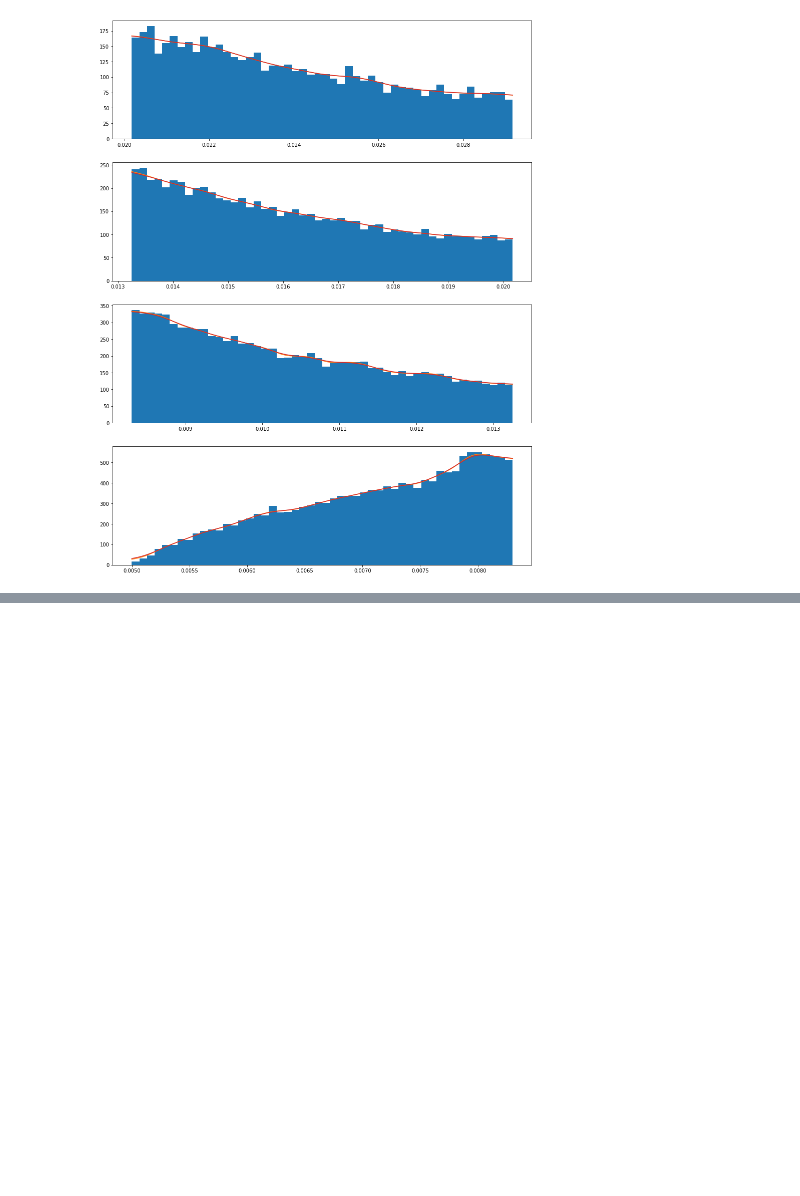
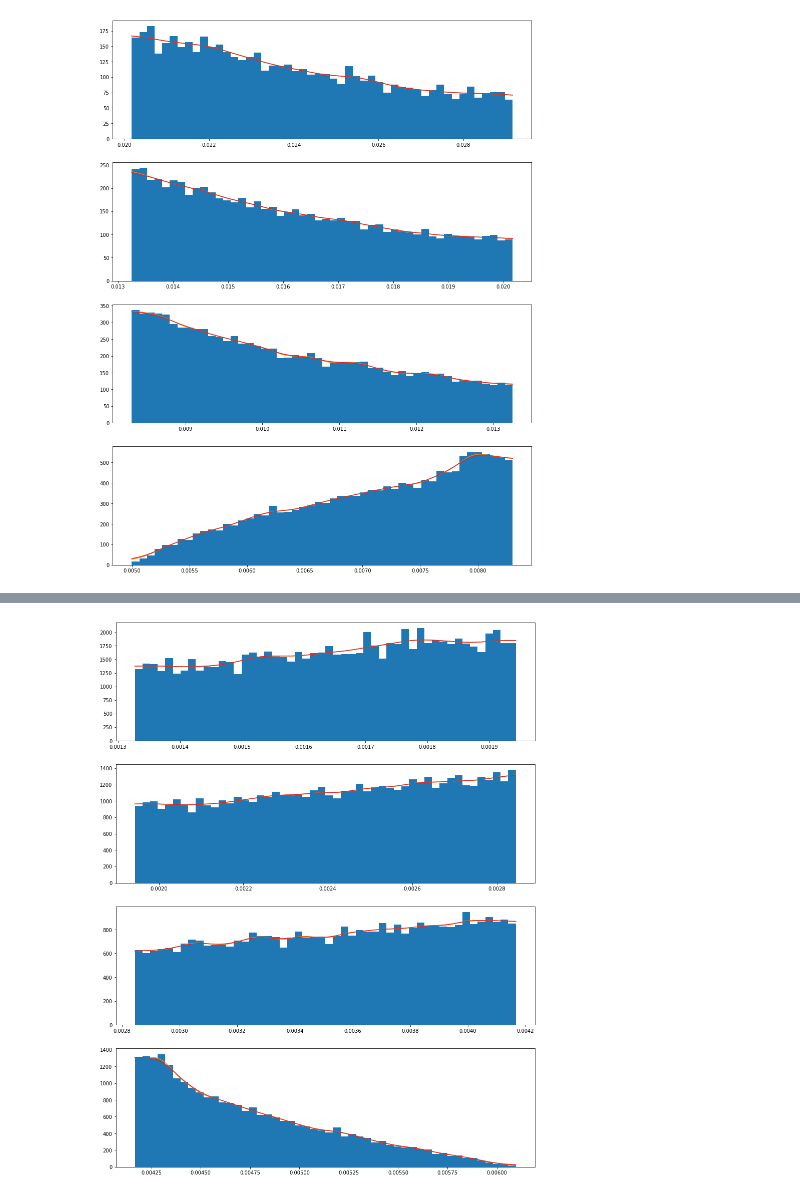
Before and after one commit to caioolivv/masters, a Jupyter notebook: CLMM Regressogram/CLMM_test.ipynb, the cells around one changed output, grey strips where cells are left out. Saved outputs shown, nothing was run; the diff lists cells and outputs as text; code cells hidden in the pictures; blank space fills up the shorter version.

```diff
--- a/CLMM Regressogram/CLMM_test.ipynb
+++ b/CLMM Regressogram/CLMM_test.ipynb
@@ -245,29 +244,31 @@ Error:
 # %%
 fig, ax = plt.subplots(4, 1, figsize=(15,20), facecolor="white")
 
-scale = 0.78e5
+scale = 1
 # DIFFERENT SCALES LEAD TO REALLY DIFFERENT RESULTS
 
 for i in range(11,15):
     epdf_theta = Ncm.StatsDist1dEPDF.new_full (2000, Ncm.StatsDist1dEPDFBw.AUTO, 1, 0.001)
     epdf_rot_theta = Ncm.StatsDist1dEPDF.new_full (2000, Ncm.StatsDist1dEPDFBw.ROT, 1,  0.001)
 
     for th in bins_gal_theta[i]:
         epdf_theta.add_obs(th*scale)
         epdf_rot_theta.add_obs(th*scale)
 
     epdf_theta.prepare()
     epdf_rot_theta.prepare()
 
     theta_min = min(bins_gal_theta[i])
     theta_max = max(bins_gal_theta[i])
 
     x = np.linspace(theta_min, theta_max, num=1000)
-    y = [epdf_gx.eval_p(x_i*scale)*scale for x_i in x]
-    z = [epdf_rot_gx.eval_p(x_i*scale)*scale for x_i in x]
+    y = [epdf_theta.eval_p(x_i*scale)*scale for x_i in x]
+    z = [epdf_rot_theta.eval_p(x_i*scale)*scale for x_i in x]
 
-    # ax[i-11].hist(bins_gal_theta[i], bins=50, density=True)
+    ax[i-11].hist(bins_gal_theta[i], bins=50, density=True)
     # ax2 = ax[i-11].twiny()
     # ax2.set_ylim(0, max(max(y), max(z))+scale*1e-9)
     ax[i-11].plot(x, y, color='tab:orange')
-    # ax[i-11].plot(x, z, color='tab:red')
+    ax[i-11].plot(x, z, color='tab:red')
+# %% [output]
+[figure, added]
```
Also changed, not shown: parts of 1 cell of this notebook.
